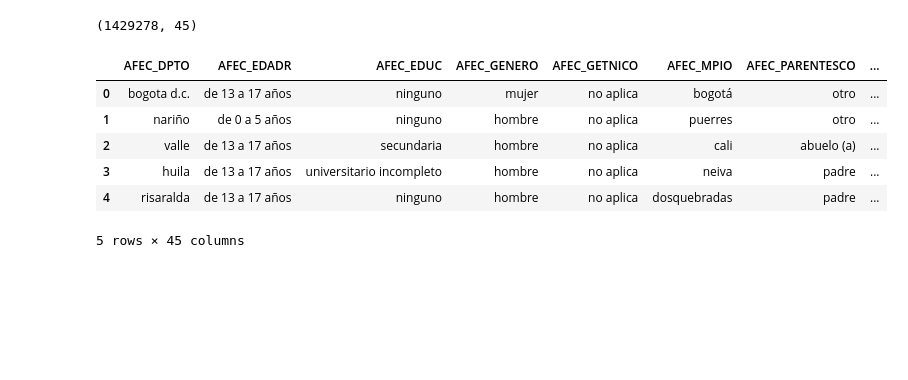
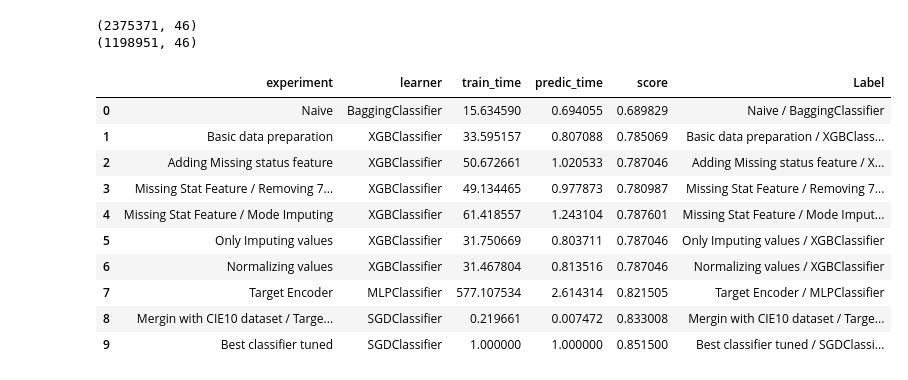
Before and after one commit to mrugeles/Supersalud-PQRSD, a Jupyter notebook: EDA.ipynb, the cells around one changed output. Drawn from its saved outputs; the diff is of its cells as text; code cells hidden in the pictures; blank space fills up the shorter version.

```diff
--- a/EDA.ipynb
+++ b/EDA.ipynb
@@ -1,14 +1,16 @@
 # %%
 import pandas as pd
-import experiment_datas
+import experiment_datasets
 
 dataset = pd.read_csv('datasets/dataset.csv')
+dataset = dataset.astype(str)
-# %% [output]
-(1429278, 45)
-|  | AFEC_DPTO | AFEC_EDADR | AFEC_EDUC | AFEC_GENERO | AFEC_GETNICO | AFEC_MPIO | AFEC_PARENTESCO | ... |
-| 0 | bogota d.c. | de 13 a 17 años | ninguno | mujer | no aplica | bogotá | otro | ... |
-| 1 | nariño | de 0 a 5 años | ninguno | hombre | no aplica | puerres | otro | ... |
-| 2 | valle | de 13 a 17 años | secundaria | hombre | no aplica | cali | abuelo (a) | ... |
-| 3 | huila | de 13 a 17 años | universitario incompleto | hombre | no aplica | neiva | padre | ... |
-| 4 | risaralda | de 13 a 17 años | ninguno | hombre | no aplica | dosquebradas | padre | ... |
-5 rows × 45 columns
+# %%
+print(dataset.shape)
+dataset = dataset[
+    (dataset['PQR_TIPOPETICION'].str.contains('tutela') ) |
+    (dataset['PQR_TIPOPETICION'].str.contains('reclamo') )
+]
+print(dataset.shape)
+# %% [output]
+(2375371, 46)
+(1198951, 46)
@@ -14,0 +84,26 @@ dataset = pd.read_csv('datasets/dataset.csv')
+# %%
+import pandas as pd
+experiments = pd.DataFrame(
+    {
+        'experiment': experiment,
+        'learner': learner,
+        'train_time': train_time,
+        'predic_time': predic_time,
+        'score':score
+
+    })
+
+experiments['Label'] = experiments['experiment'] + ' / ' + experiments['learner']
+experiments
+# %% [output]
+|  | experiment | learner | train_time | predic_time | score | Label |
+| 0 | Naive | BaggingClassifier | 15.634590 | 0.694055 | 0.689829 | Naive / BaggingClassifier |
+| 1 | Basic data preparation | XGBClassifier | 33.595157 | 0.807088 | 0.785069 | Basic data preparation / XGBClass... |
+| 2 | Adding Missing status feature | XGBClassifier | 50.672661 | 1.020533 | 0.787046 | Adding Missing status feature / X... |
+| 3 | Missing Stat Feature / Removing 7... | XGBClassifier | 49.134465 | 0.977873 | 0.780987 | Missing Stat Feature / Removing 7... |
+| 4 | Missing Stat Feature / Mode Imputing | XGBClassifier | 61.418557 | 1.243104 | 0.787601 | Missing Stat Feature / Mode Imput... |
+| 5 | Only Imputing values | XGBClassifier | 31.750669 | 0.803711 | 0.787046 | Only Imputing values / XGBClassifier |
+| 6 | Normalizing values | XGBClassifier | 31.467804 | 0.813516 | 0.787046 | Normalizing values / XGBClassifier |
+| 7 | Target Encoder | MLPClassifier | 577.107534 | 2.614314 | 0.821505 | Target Encoder / MLPClassifier |
+| 8 | Mergin with CIE10 dataset / Targe... | SGDClassifier | 0.219661 | 0.007472 | 0.833008 | Mergin with CIE10 dataset / Targe... |
+| 9 | Best classifier tuned | SGDClassifier | 1.000000 | 1.000000 | 0.851500 | Best classifier tuned / SGDClassi... |
```
Also changed, not shown: parts of 2 cells of this notebook, 10 other files.
